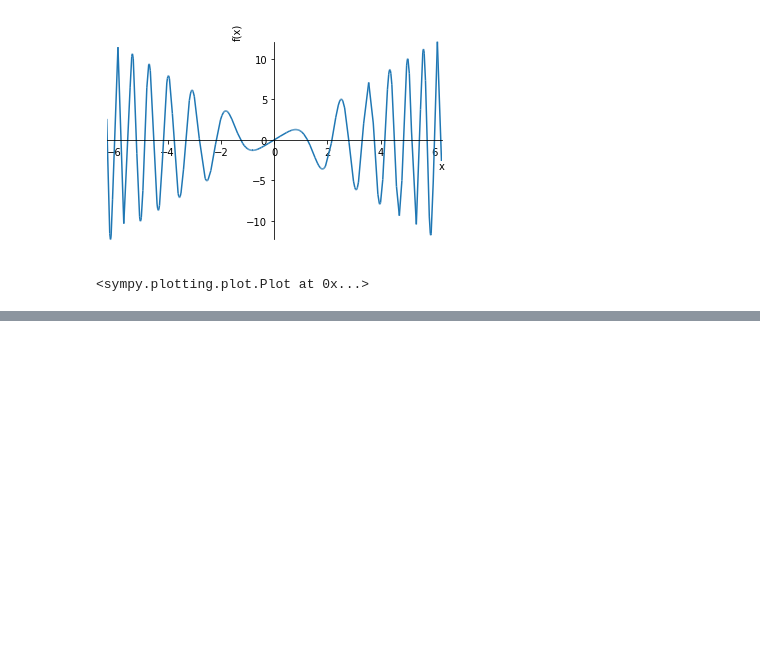
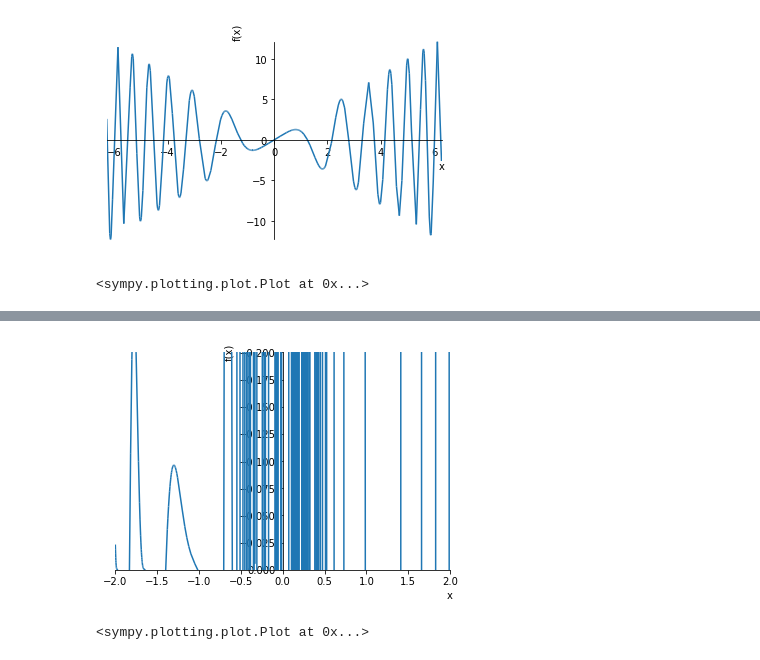
Before and after one commit to xdanger/notebooks, a Jupyter notebook: Mathematics/Essence of Caculus.ipynb, the cells around one changed output, grey strips where cells are left out. Cells and saved outputs as stored; diff of their text form; code cells hidden in the pictures; blank space fills up the shorter version.

```diff
--- a/Mathematics/Essence of Caculus.ipynb
+++ b/Mathematics/Essence of Caculus.ipynb
@@ -203,0 +202,5 @@ relational.Eq(expr7, expr7.doit())
+# %%
+plot(expr7.doit(), (x, -2, 2), ylim=(0, -0.2))
+# %% [output]
+[figure, added]
+<sympy.plotting.plot.Plot at 0x...>
```
Also changed, not shown: parts of 2 cells of this notebook.
